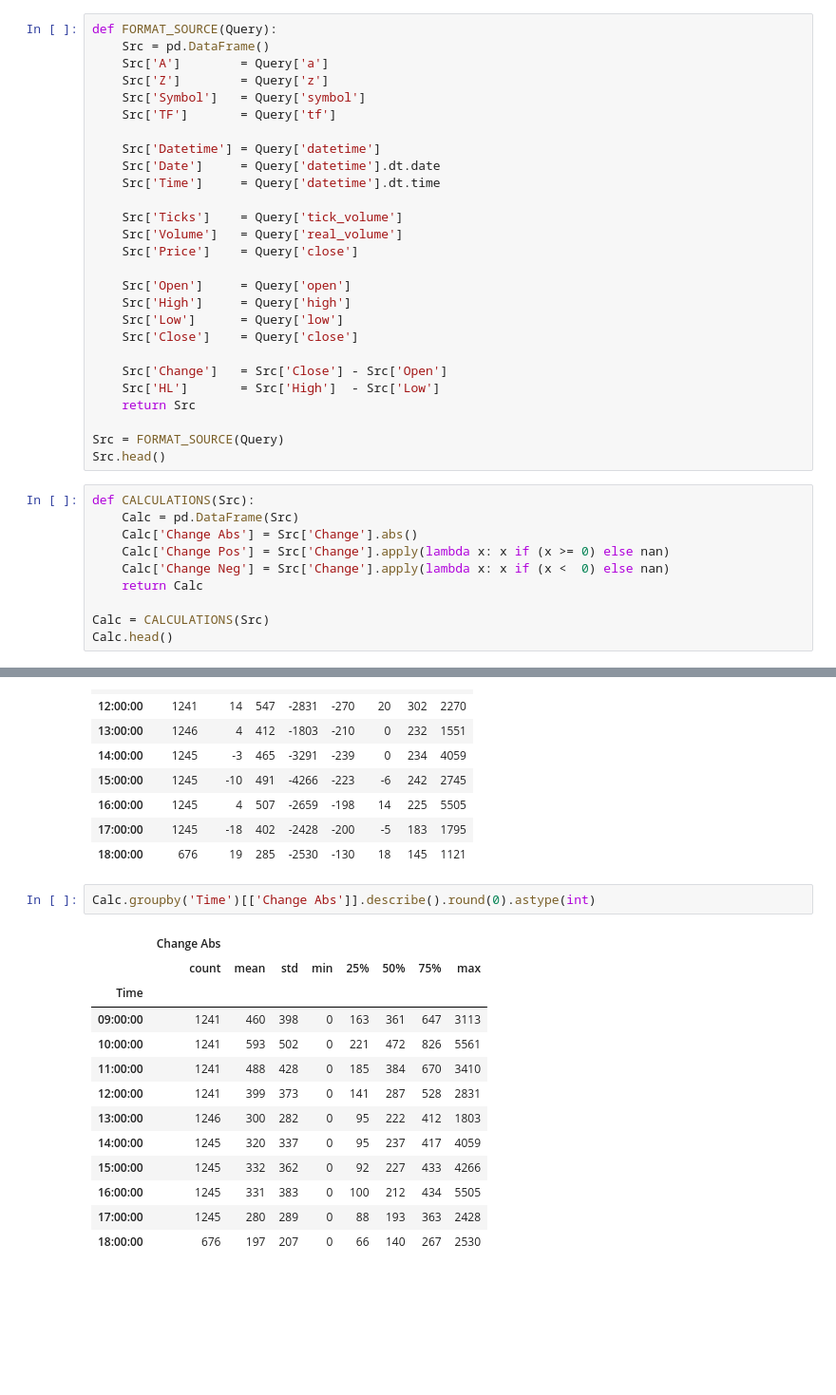
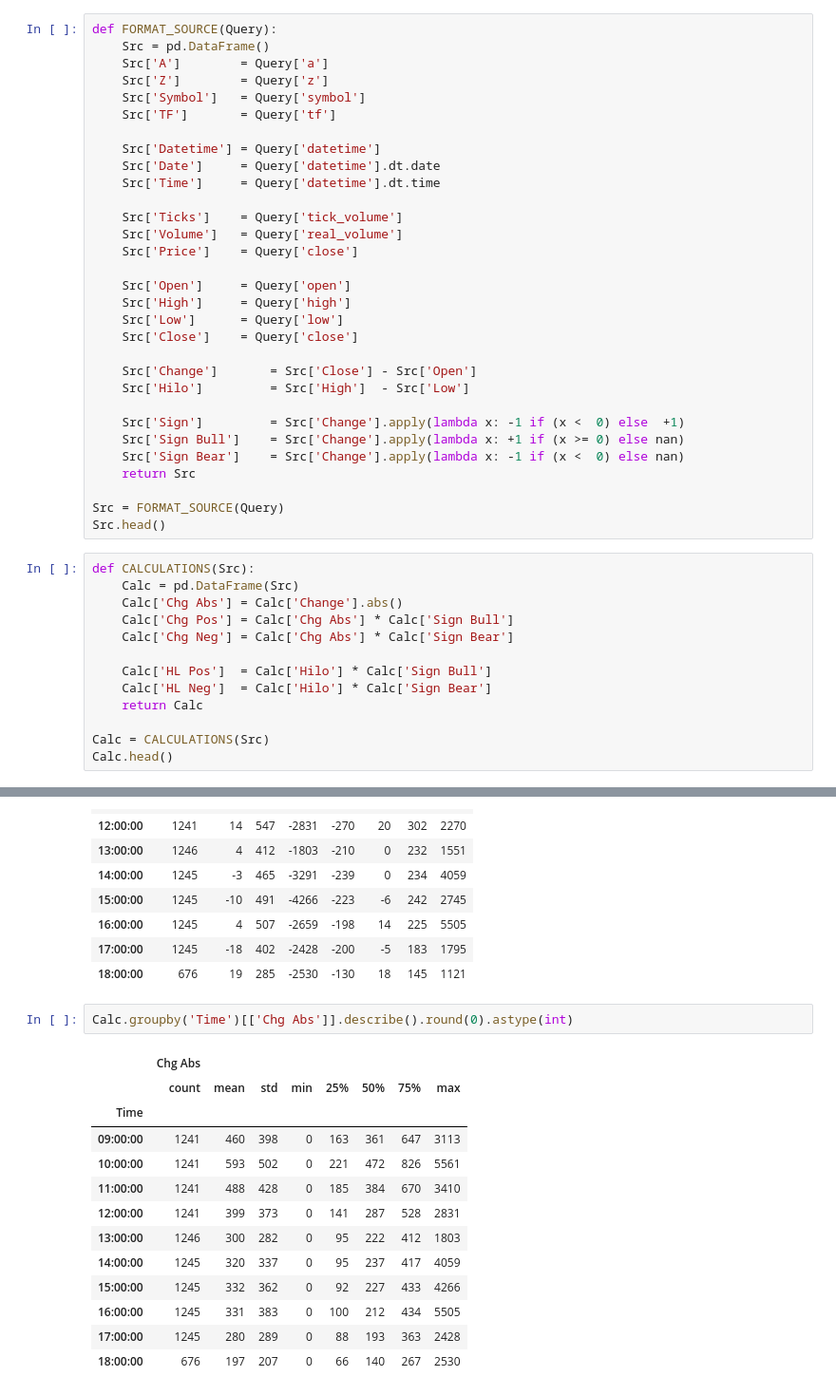
Before and after one commit to jhvissotto/Analise-Probabilistica-do-Mini-Indice, a Jupyter notebook: Stats Intra/Hourly Amplitude.ipynb, the cells around one changed output, grey strips where cells are left out. Shown at 95% size. Drawn from its saved outputs; the diff is of its cells as text; blank space fills up the shorter version.

```diff
--- a/Stats Intra/Hourly Amplitude.ipynb
+++ b/Stats Intra/Hourly Amplitude.ipynb
@@ -43,8 +43,12 @@ def FORMAT_SOURCE(Query):
     Src['Low']      = Query['low']
     Src['Close']    = Query['close']
 
-    Src['Change']   = Src['Close'] - Src['Open']
-    Src['HL']       = Src['High']  - Src['Low']
+    Src['Change']       = Src['Close'] - Src['Open']
+    Src['Hilo']         = Src['High']  - Src['Low']
+
+    Src['Sign']         = Src['Change'].apply(lambda x: -1 if (x <  0) else  +1)
+    Src['Sign Bull']    = Src['Change'].apply(lambda x: +1 if (x >= 0) else nan)
+    Src['Sign Bear']    = Src['Change'].apply(lambda x: -1 if (x <  0) else nan)
     return Src
 
 Src = FORMAT_SOURCE(Query)
@@ -52,9 +56,12 @@ Src.head()
 # %%
 def CALCULATIONS(Src):
     Calc = pd.DataFrame(Src)
-    Calc['Change Abs'] = Src['Change'].abs()
-    Calc['Change Pos'] = Src['Change'].apply(lambda x: x if (x >= 0) else nan)
-    Calc['Change Neg'] = Src['Change'].apply(lambda x: x if (x <  0) else nan)
+    Calc['Chg Abs'] = Calc['Change'].abs()
+    Calc['Chg Pos'] = Calc['Chg Abs'] * Calc['Sign Bull']
+    Calc['Chg Neg'] = Calc['Chg Abs'] * Calc['Sign Bear']
+
+    Calc['HL Pos']  = Calc['Hilo'] * Calc['Sign Bull']
+    Calc['HL Neg']  = Calc['Hilo'] * Calc['Sign Bear']
     return Calc
 
 Calc = CALCULATIONS(Src)
@@ -94,9 +85,9 @@ Calc.groupby('Time')[['Change']].describe().round(0).astype(int)
 | 17:00:00 | 1245 | -18 | 402 | -2428 | -200 | -5 | 183 | 1795 |
 | 18:00:00 | 676 | 19 | 285 | -2530 | -130 | 18 | 145 | 1121 |
 # %%
-Calc.groupby('Time')[['Change Abs']].describe().round(0).astype(int)
+Calc.groupby('Time')[['Chg Abs']].describe().round(0).astype(int)
 # %% [output]
-|  | Change Abs |  |  |  |  |  |  |  |
+|  | Chg Abs |  |  |  |  |  |  |  |
 |  | count | mean | std | min | 25% | 50% | 75% | max |
 | Time |  |  |  |  |  |  |  |  |
 | 09:00:00 | 1241 | 460 | 398 | 0 | 163 | 361 | 647 | 3113 |
```
Also changed, not shown: parts of 9 cells of this notebook, 7 other files.
